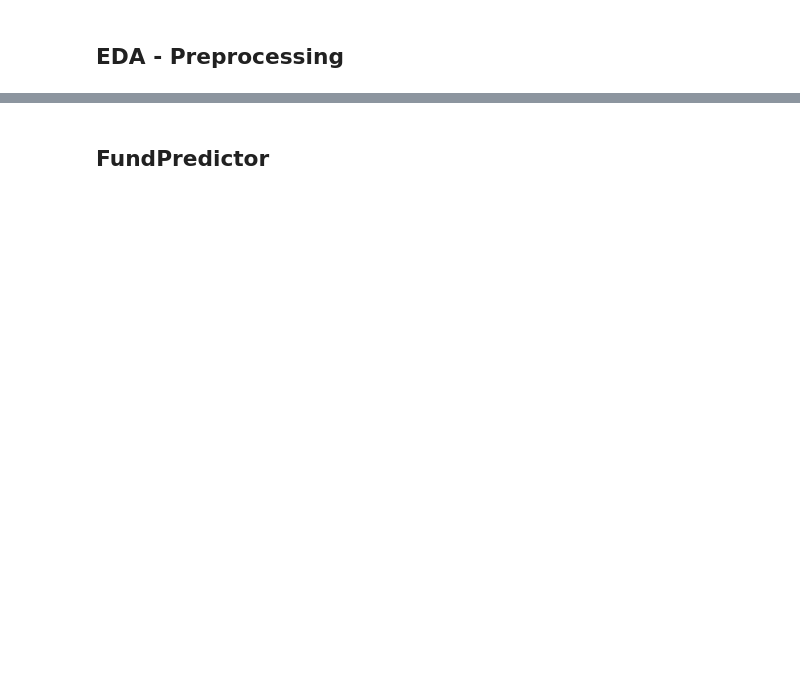
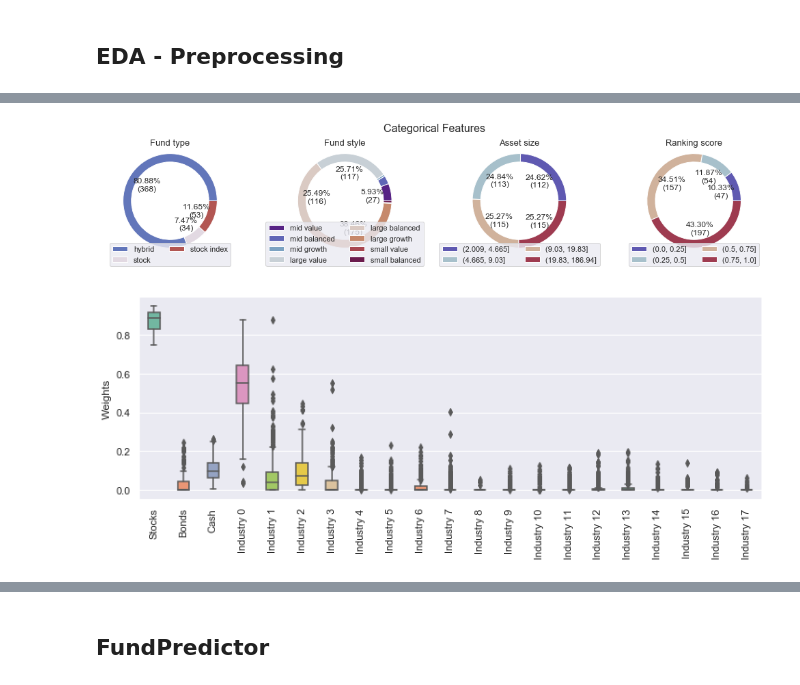
Before and after one commit to ZxZ7/ZFundPredictor, a Jupyter notebook: demo/ZFundDemo.ipynb, the cells around one changed output, grey strips where cells are left out. Cells and saved outputs as stored; diff of their text form; code cells hidden in the pictures; blank space fills up the shorter version.

```diff
--- a/demo/ZFundDemo.ipynb
+++ b/demo/ZFundDemo.ipynb
@@ -428,0 +140,5 @@ industry_summary
+# %%
+ETL.categorical_summary()
+# %% [output]
+[figure, added]
+[figure, added]
```
Also changed, not shown: parts of 26 cells of this notebook, 2 other files.
